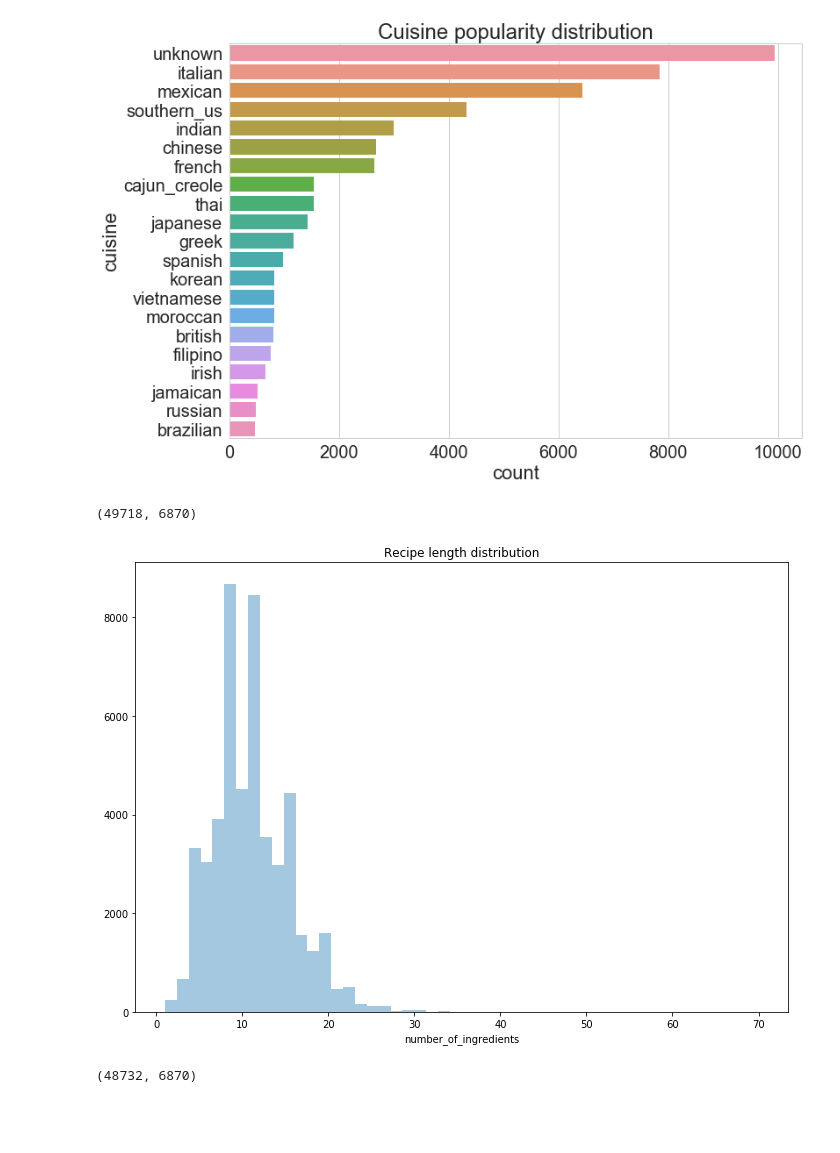
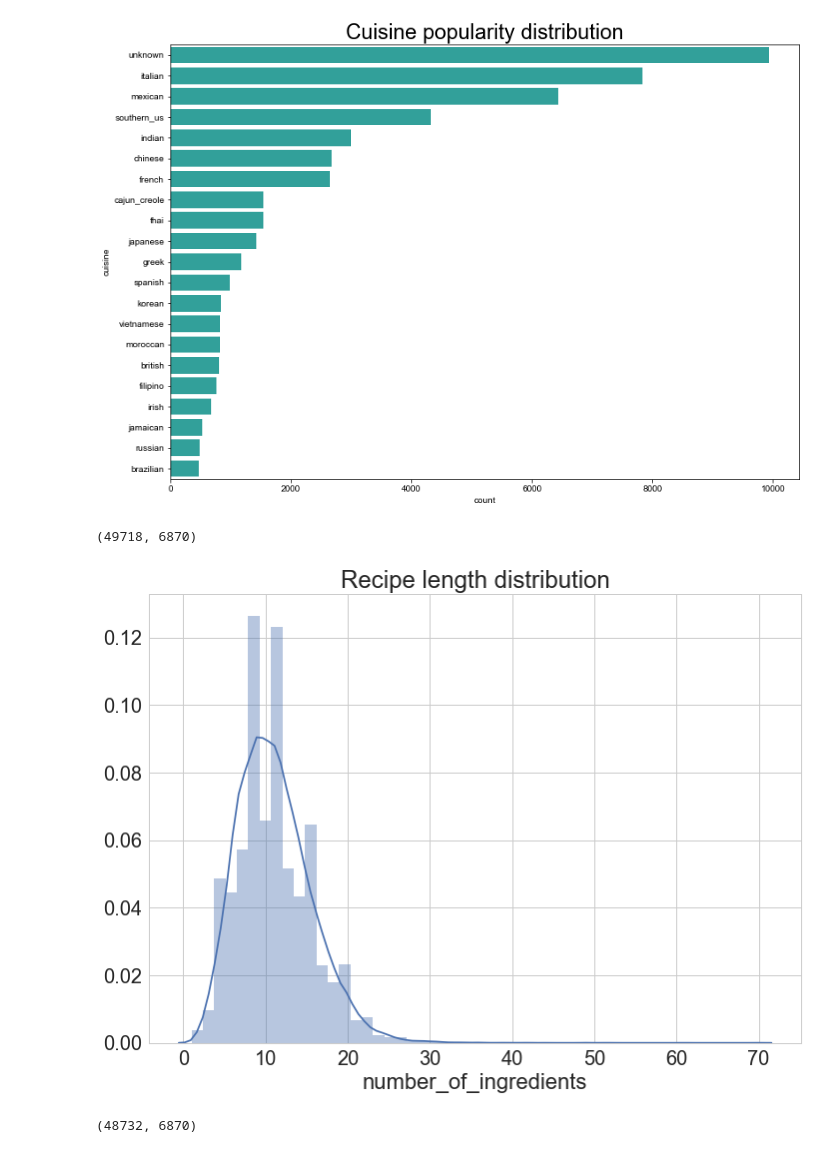
Before and after one commit to Slowika/Bag-of-Recipes, a Jupyter notebook: Exploratory_Data_Analysis.ipynb, the cells around one changed output. Cells and saved outputs as stored; diff of their text form; code cells hidden in the pictures; blank space fills up the shorter version.

```diff
--- a/Exploratory_Data_Analysis.ipynb
+++ b/Exploratory_Data_Analysis.ipynb
@@ -66,20 +55,25 @@ X_test['cuisine'] = 'unknown'
 data = [X_train, X_test]
 full_data = pd.concat(data)
 # %%
-# number of recipes per cuisine
+# how sparse the data is
+
 fig, ax = plt.subplots()
 fig.set_size_inches(11.7, 8.27)
+
 
 cuisine_counts = full_data.groupby('cuisine').cuisine.count()
 cuisine_counts = pd.DataFrame({'cuisine': cuisine_counts.index, 'count': cuisine_counts.values})
 cuisine_counts = cuisine_counts.sort_values(['count'], ascending=False)
 sns.set(font_scale=2)
 sns.set_style("whitegrid")
+
 plt.title("Cuisine popularity distribution")
-_ = sns.barplot(ax=ax, x='count', y='cuisine', data=cuisine_counts, orient='h', label='big')
+
+_ = sns.barplot(ax=ax, x='count', y='cuisine', data=cuisine_counts, orient='h', label='big', color='lightseagreen')
+plt.tight_layout()
 fig.savefig('cuisine_popularity.pdf')
 # %% [output]
-[figure, old version]
+[figure, new version]
 # %%
 #6867 ingredients in total
 full_data["number_of_ingredients"] = full_data.iloc[:, :-2].sum(axis=1)
@@ -94,10 +88,10 @@ fig, ax = plt.subplots()
 fig.set_size_inches(11.7, 8.27)
 
 plt.title("Recipe length distribution")
-_ = sns.distplot(full_data['number_of_ingredients'], kde=False)
+_ = sns.distplot(full_data['number_of_ingredients'], kde=True, label="big")
 fig.savefig('recipes_length.pdf')
 # %% [output]
-[figure, old version]
+[figure, new version]
 # %%
 # skewed distribution, outliers: very long and very short recipes
 # %%
```
Also changed, not shown: parts of 20 cells of this notebook.
